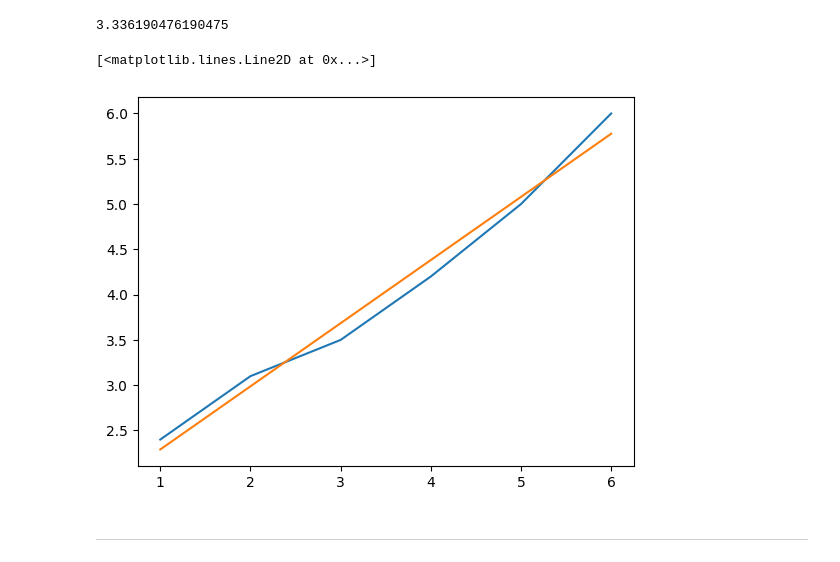
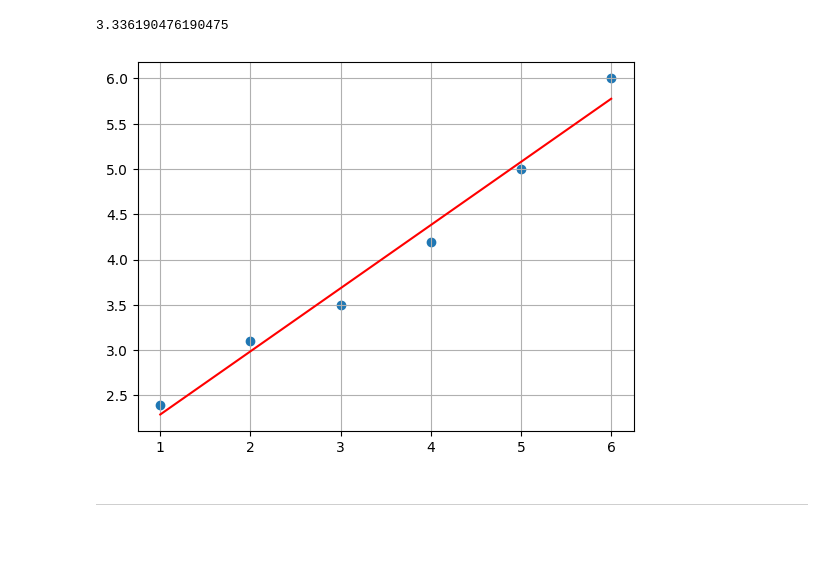
Before and after one commit to Aayush-Shrestha/MCSC202, a Jupyter notebook: Assignment 2.ipynb, the cells around one changed output. Cells and saved outputs as stored; diff of their text form; code cells hidden in the pictures.

```diff
--- a/Assignment 2.ipynb
+++ b/Assignment 2.ipynb
@@ -463,11 +466,11 @@ print(y1(2.5))
 # %% [output]
 3.336190476190475
 # %%
-plt.plot(x,y)
-plt.plot(x,y1(x))
+plt.scatter(x,y)
+plt.plot(x,y1(x), color = 'red')
+plt.grid()
 # %% [output]
-[<matplotlib.lines.Line2D at 0x...>]
-[figure, old version]
+[figure, new version]
 # %% [markdown]
 <hr style="height:2px;border-width:0;color:gray;background-color:gray">
 # %%
```
Also changed, not shown: parts of 1 cell of this notebook.
